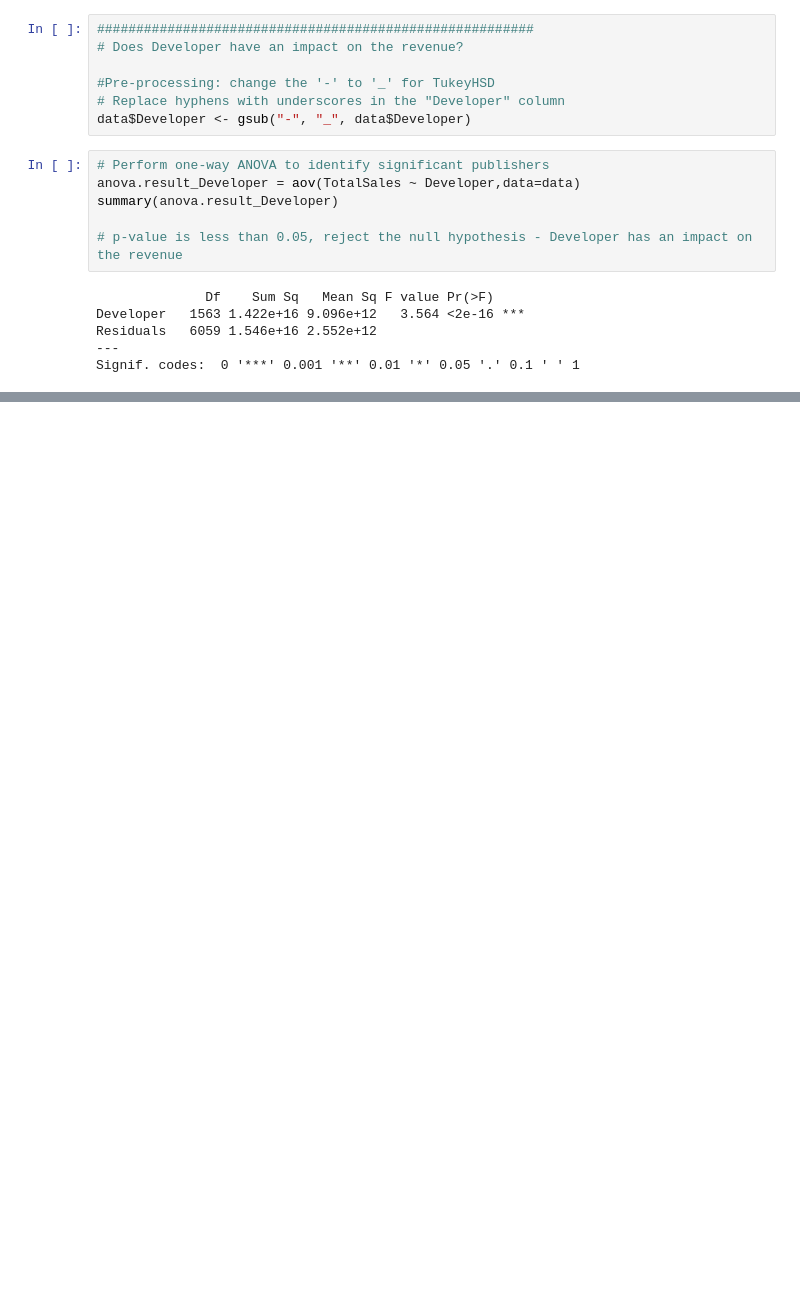
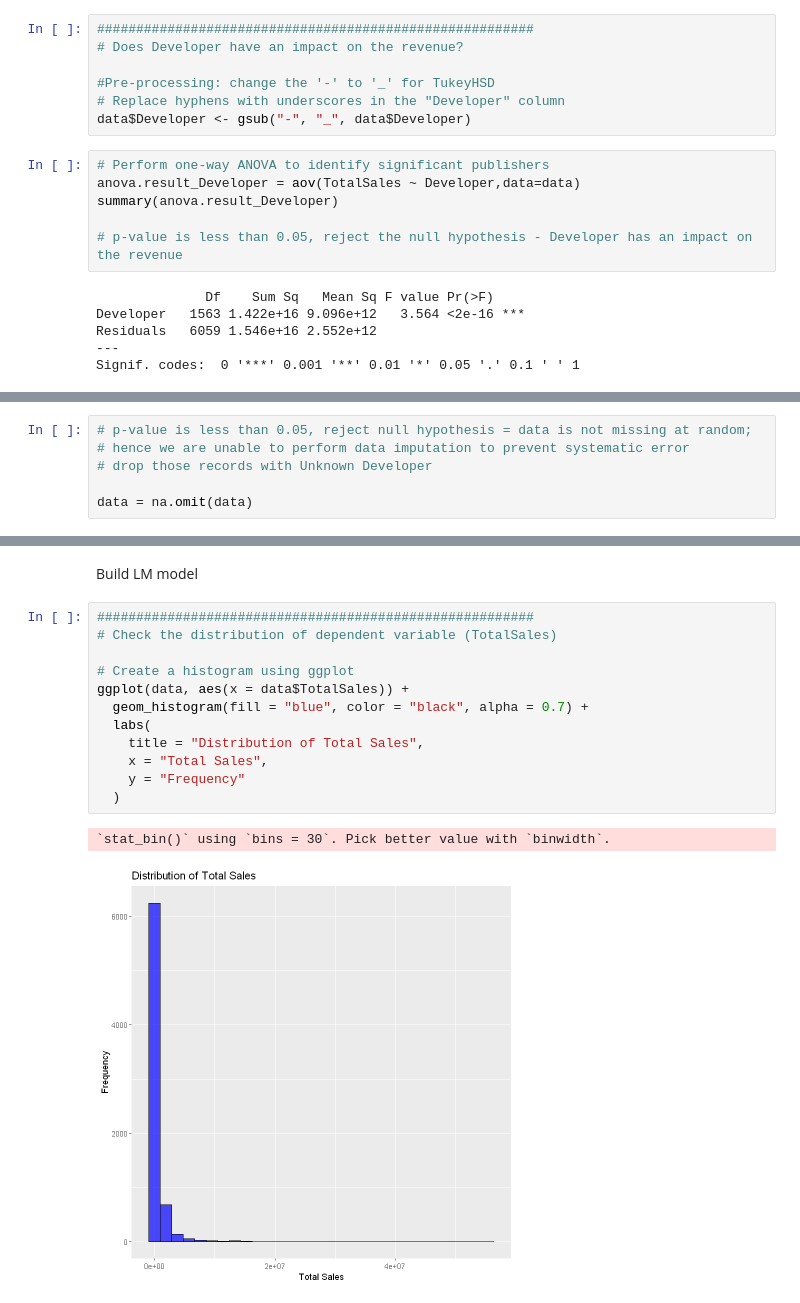
Before and after one commit to wd686/EBAC, a Jupyter notebook: dataProcessing/revenuePredictor.ipynb, the cells around one changed output, grey strips where cells are left out. Drawn from its saved outputs; the diff is of its cells as text; blank space fills up the shorter version.

```diff
--- a/dataProcessing/revenuePredictor.ipynb
+++ b/dataProcessing/revenuePredictor.ipynb
@@ -278,0 +348,6 @@ Signif. codes:  0 '***' 0.001 '**' 0.01 '*' 0.05 '.' 0.1 ' ' 1
+# %%
+# p-value is less than 0.05, reject null hypothesis = data is not missing at random;
+# hence we are unable to perform data imputation to prevent systematic error
+# drop those records with Unknown Developer
+
+data = na.omit(data)
@@ -278,0 +368,17 @@ Signif. codes:  0 '***' 0.001 '**' 0.01 '*' 0.05 '.' 0.1 ' ' 1
+# %% [markdown]
+Build LM model
+# %%
+########################################################
+# Check the distribution of dependent variable (TotalSales)
+
+# Create a histogram using ggplot
+ggplot(data, aes(x = data$TotalSales)) +
+  geom_histogram(fill = "blue", color = "black", alpha = 0.7) +
+  labs(
+    title = "Distribution of Total Sales",
+    x = "Total Sales",
+    y = "Frequency"
+  )
+# %% [output]
+`stat_bin()` using `bins = 30`. Pick better value with `binwidth`.
+[figure, added]
```
Also changed, not shown: parts of 75 cells of this notebook, 2 other files.
